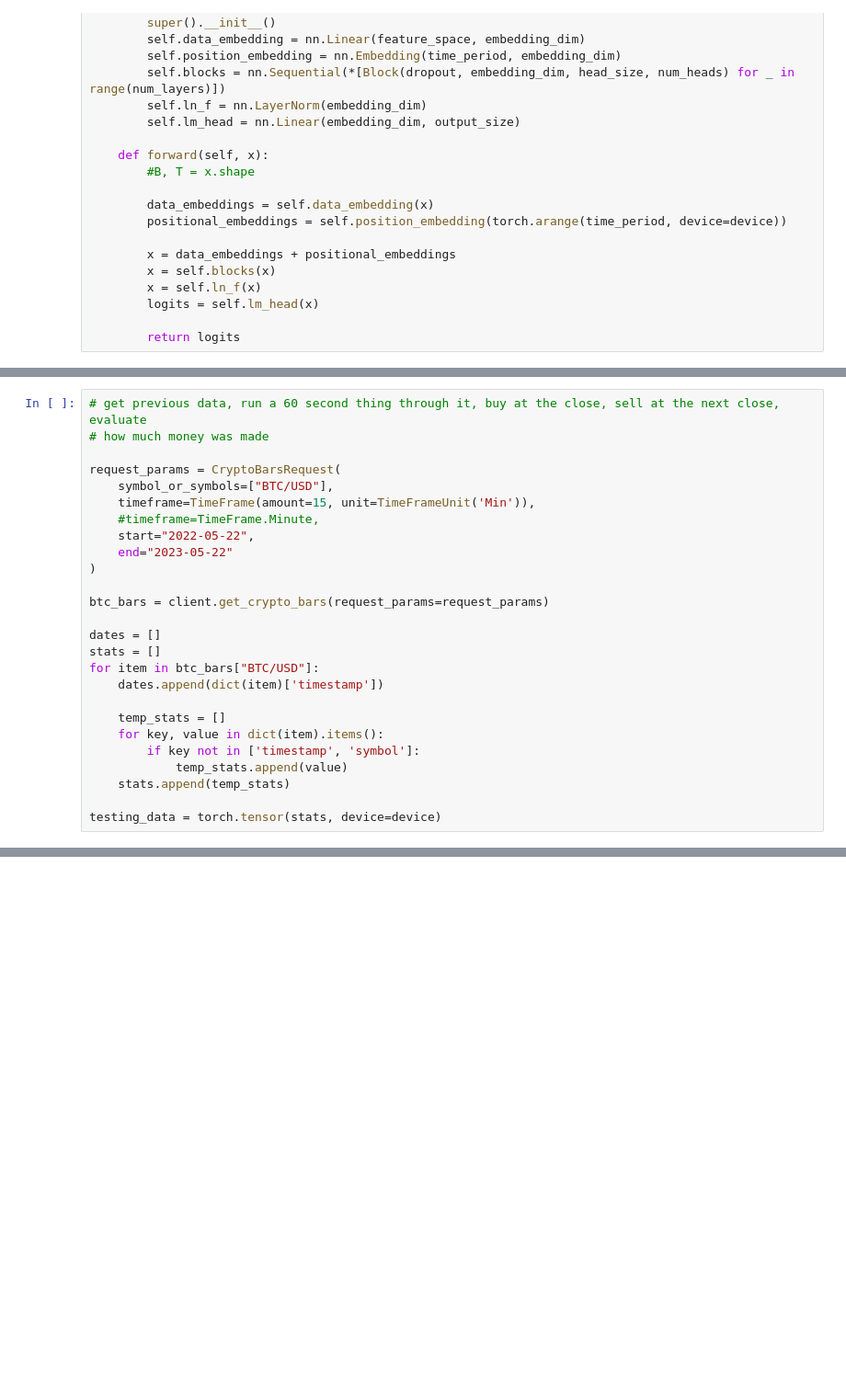
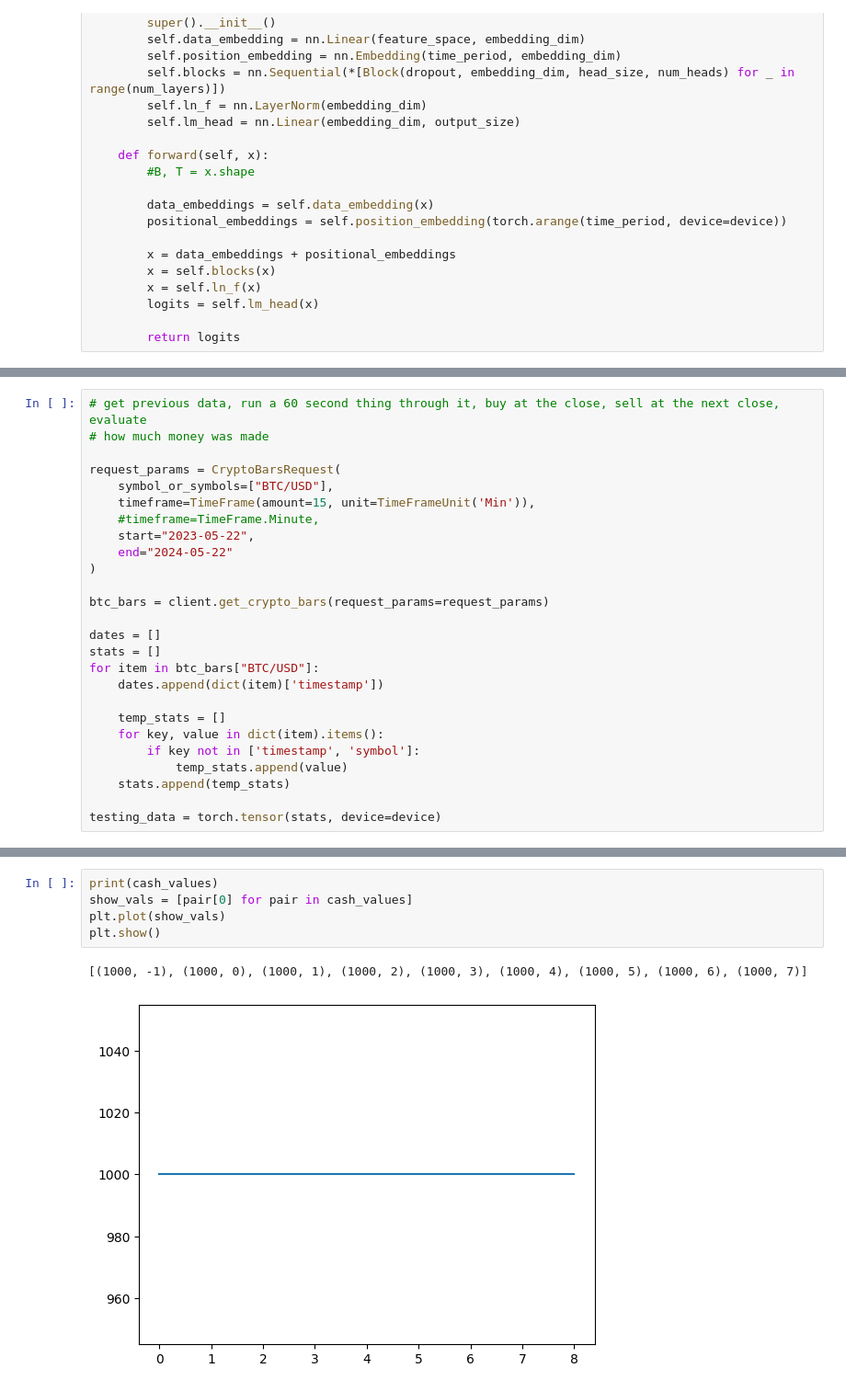
Before and after one commit to 0rnag/PriceTransformer, a Jupyter notebook: testing.ipynb, the cells around one changed output, grey strips where cells are left out. Shown: that part at 92% size. Saved outputs shown, nothing was run; the diff lists cells and outputs as text; blank space fills up the shorter version.

```diff
--- a/testing.ipynb
+++ b/testing.ipynb
@@ -294,8 +309,8 @@ request_params = CryptoBarsRequest(
     symbol_or_symbols=["BTC/USD"],
     timeframe=TimeFrame(amount=15, unit=TimeFrameUnit('Min')),
     #timeframe=TimeFrame.Minute,
-    start="2022-05-22",
-    end="2023-05-22"
+    start="2023-05-22",
+    end="2024-05-22"
 )
 
 btc_bars = client.get_crypto_bars(request_params=request_params)
@@ -377,0 +445,8 @@ Iterations: 34971, buys: 10910, sells: 10476
+# %%
+print(cash_values)
+show_vals = [pair[0] for pair in cash_values]
+plt.plot(show_vals)
+plt.show()
+# %% [output]
+[(1000, -1), (1000, 0), (1000, 1), (1000, 2), (1000, 3), (1000, 4), (1000, 5), (1000, 6), (1000, 7)]
+[figure, added]
```
Also changed, not shown: parts of 18 cells of this notebook.
